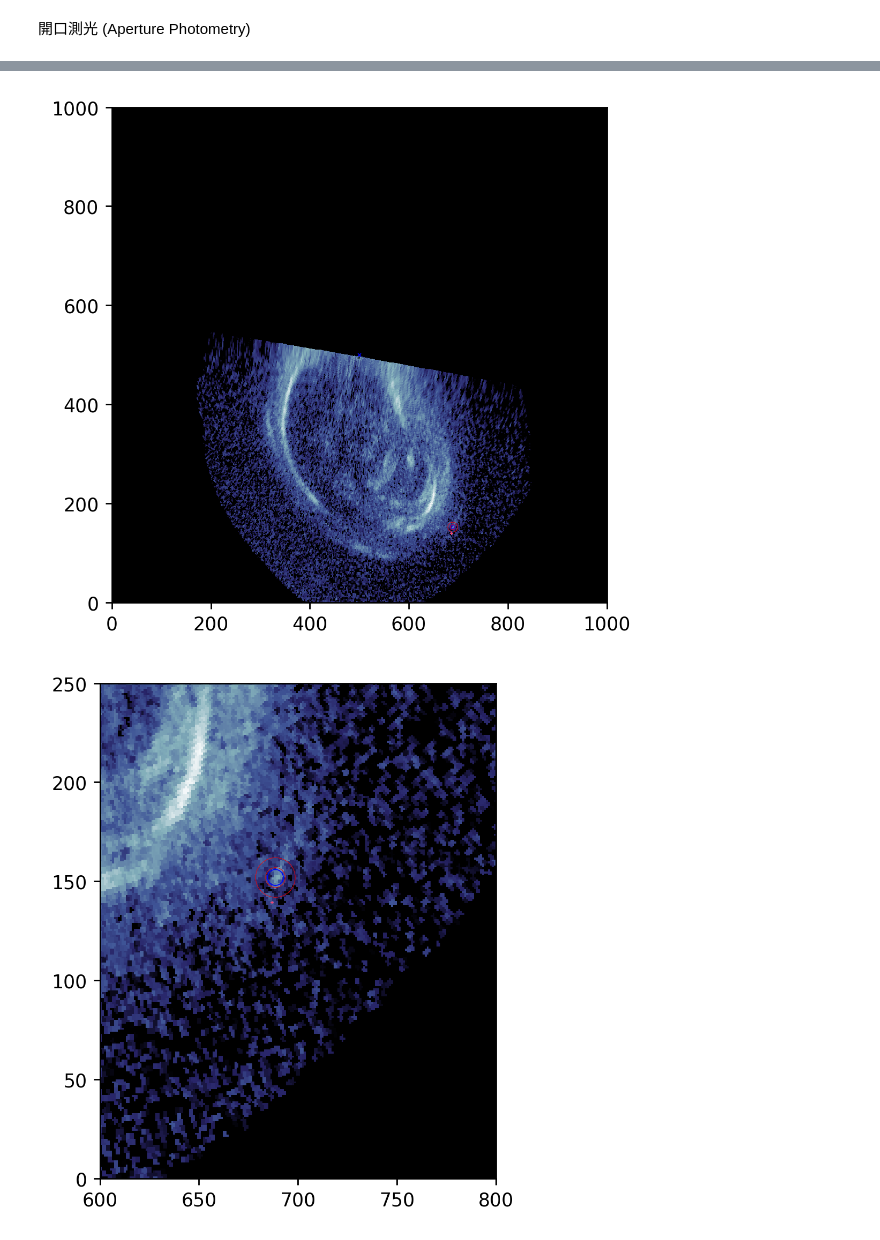
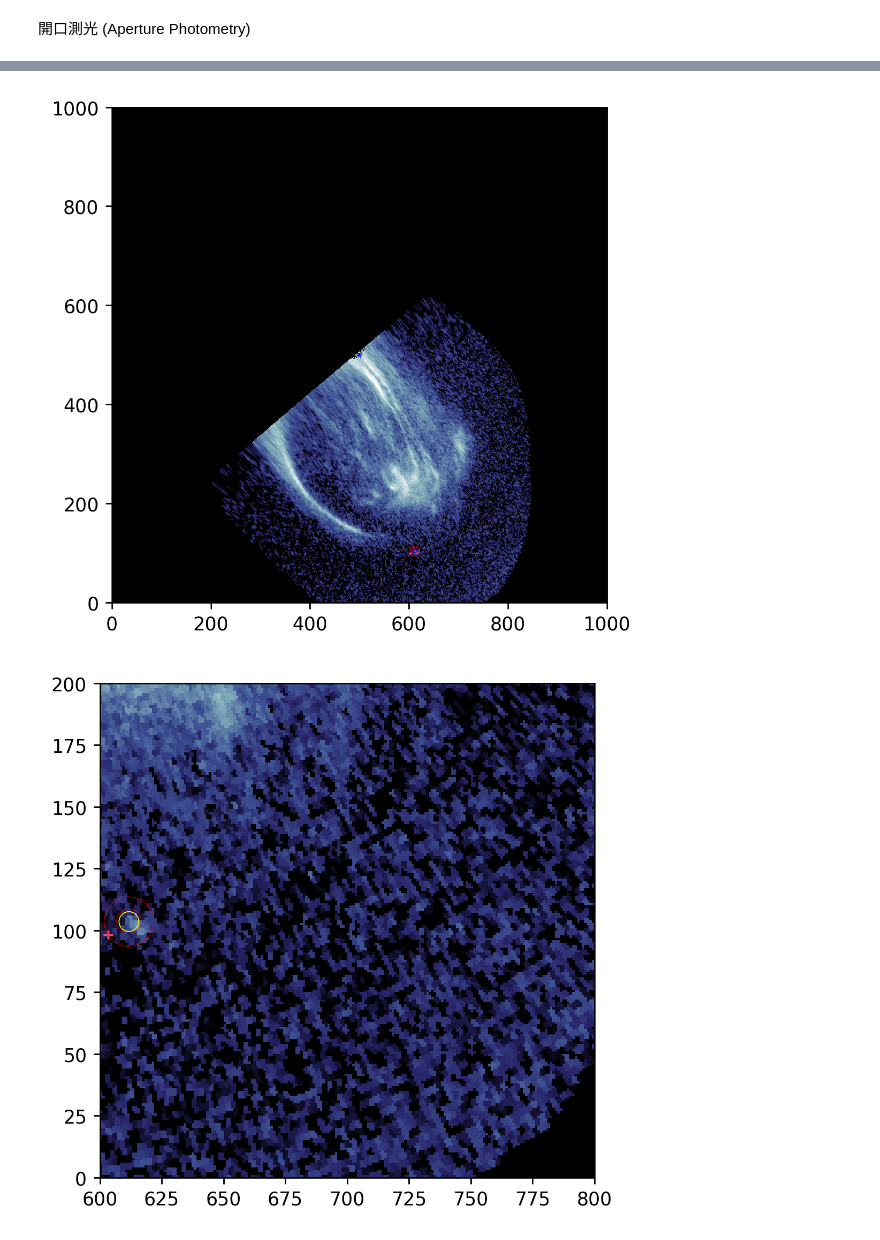
Before and after one commit to ShinnosukeSatoh/HST_Jupiter_footprints, a Jupyter notebook: photometry_test.ipynb, the cells around one changed output, grey strips where cells are left out. Drawn from its saved outputs; the diff is of its cells as text; code cells hidden in the pictures.

Commit message:
EFP photometry completed for the selected data

```diff
--- a/photometry_test.ipynb
+++ b/photometry_test.ipynb
@@ -17,7 +17,11 @@ from TScmap import TScmap
 # %%
 spice.furnsh('kernel/cassMetaK.txt')
 
+# 北半球
 filename = 'data/red/2014/006_v06/jup_14-006-02-35-18_0030_v06_stis_f25srf2_flatproj.fits'
+filename = 'data/red3/EUROPA/2022/274_v17/jup_22-274-19-02-08_0030_v17_stis_f25srf2_flatproj.fits'
+# 南半球
+# filename = 'data/red3/EUROPA/2022/185_v09/jup_22-185-18-43-04_0030_v09_stis_f25srf2_flatproj.fits'
 ext = 0
 hext = 1
 with fits.open(filename) as hdul:
@@ -30,4 +34,6 @@ h = hst.HSTProjImage(filename)
 h.readHSTFile()
 h.MOON = moon
 IMG = h.image
+hem = h.alm.hemisph
+print('hem', hem)
 # %% [output]
@@ -46,6 +53,8 @@ ax, dimage, gl = h.tvPolar(ax, vmin=10, vmax=2000,
 print(dimage.shape)
 Npx = dimage.shape[0]
 dimage = dimage[:,::-1]
+if hem == 'south':
+    dimage = dimage[:,::-1]
 fig, ax = plt.subplots(dpi=100)
 ax.set_aspect('equal')
 ax.pcolormesh(dimage)
@@ -57,6 +66,6 @@ plt.show()
 # %%
 x0, x1 = 600, 800
-y0, y1 = 0, 250
+y0, y1 = 0, 200
 img = dimage[y0:y1,x0:x1]
 fig, ax = plt.subplots(dpi=100)
 ax.pcolormesh(img)
@@ -102,6 +111,8 @@ print('=== JRM33 Estimation ===')
 print('Sys3,lat', ftps3wlon, ftps3lat)
 print('Wlong [deg]', ftps3wlon)
 print('Lat [deg]', ftps3lat)
+if hem=='south':
+    ftps3lat *= -1
 
 ftpelon = 360-(ftps3wlon-90)        # [deg]
 ftpcolat = 90-ftps3lat              # [deg]
@@ -189,12 +200,12 @@ ax.pcolormesh(dimage, cmap=TScmap().MIDNIGHTS(),
               norm=colors.LogNorm(vmin=10, vmax=2000),
               zorder=0.1)
 ax.plot(ftpX, ftpY,
-        markersize=2, marker='+', markerfacecolor='#f24875',
-        markeredgecolor='#f24875', markeredgewidth=0.5, zorder=1)
+        markersize=5, marker='+', markerfacecolor='#f24875',
+        markeredgecolor='#f24875', markeredgewidth=1, zorder=1)
 ax.plot(Npx/2, Npx/2,
         markersize=2, marker='x', markerfacecolor='blue',
         markeredgecolor='blue', markeredgewidth=0.5, zorder=1)
-apertures.plot(color='blue', lw=0.5, alpha=1.0)
+apertures.plot(color='yellow', lw=0.5, alpha=1.0)
 annulus_apertures.plot(color='red', lw=0.25, alpha=1.0)
 plt.show()
 # %% [output]
@@ -218,5 +229,5 @@ Lat [deg] 53.68228541345377
-[figure, old version]
+[figure, new version]
-[figure, old version]
+[figure, new version]
 # %%
 # Aperture photometry
 apertures = CircularAperture(positions[posarg0,:], r=4.)
```
Also changed, not shown: parts of 7 cells of this notebook, 3 other files.
